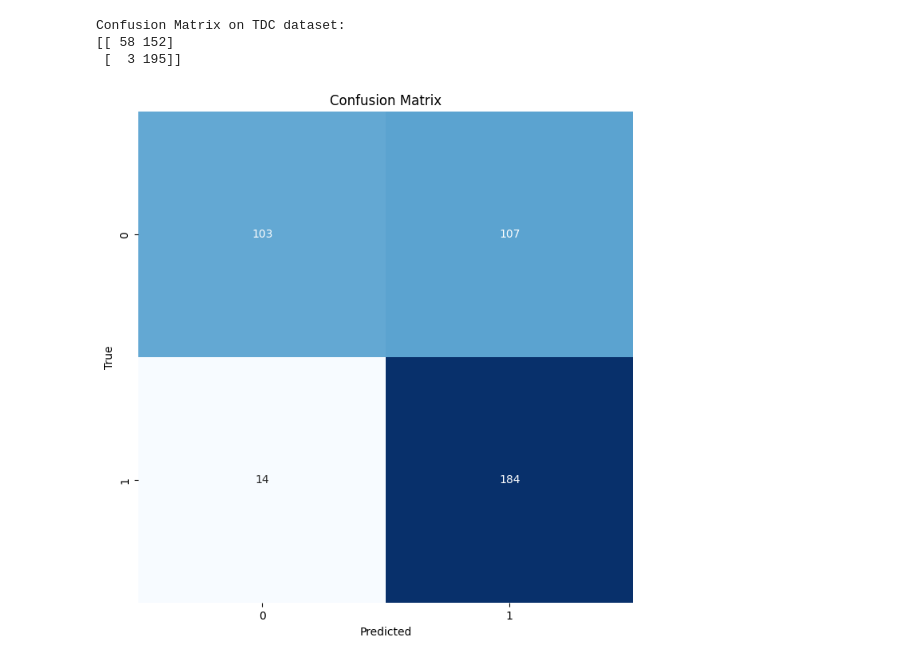
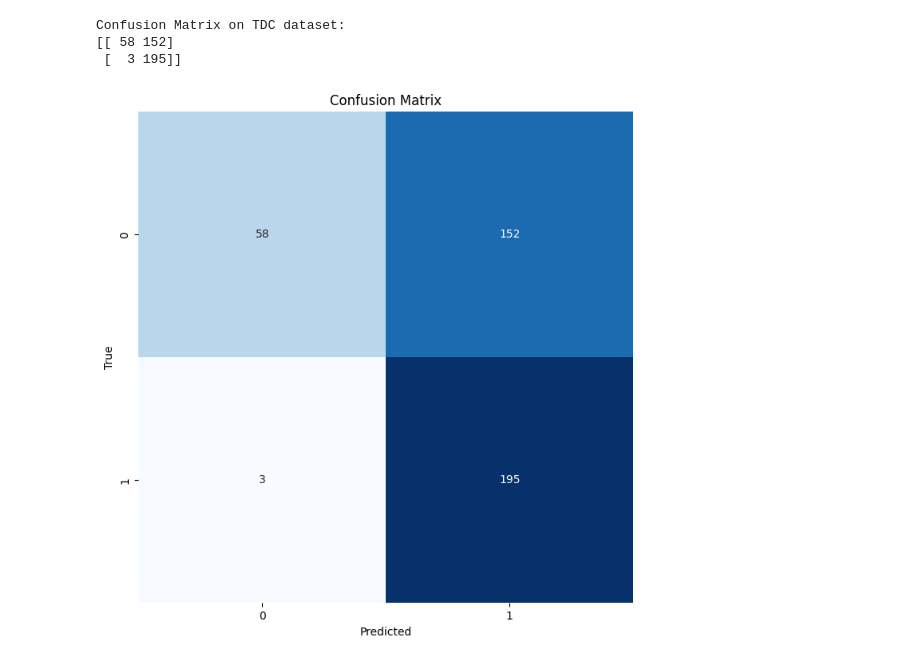
Before and after one commit to ersilia-os/eos7e3s, a Jupyter notebook: model/framework/code/02_model_validation.ipynb, the cells around one changed output. Saved outputs shown, nothing was run; the diff lists cells and outputs as text; code cells hidden in the pictures.

```diff
--- a/model/framework/code/02_model_validation.ipynb
+++ b/model/framework/code/02_model_validation.ipynb
@@ -128,21 +128,21 @@ Confusion Matrix on TDC dataset:
 # %%
 ##Confusion matrix
 from sklearn.metrics import confusion_matrix
 import seaborn as sns
 import matplotlib.pyplot as plt
 
 # Assuming 'outcome' is the name of the Series containing predicted outcomes
 tdc_predictions = tdc_predictions
 
 # Calculate confusion matrix
-cm = confusion_matrix(tdc_true_labels, tdc_predictions)
+cm = confusion_matrix(true_labels, tdc_predictions)
 
 # Plot confusion matrix
 plt.figure(figsize=(8, 8))
 sns.heatmap(cm, annot=True, fmt="d", cmap="Blues", cbar=False)
 plt.xlabel("Predicted")
 plt.ylabel("True")
 plt.title("Confusion Matrix")
 plt.show()
 # %% [output]
-[figure, old version]
+[figure, new version]
```
Also changed, not shown: 1 other file.
